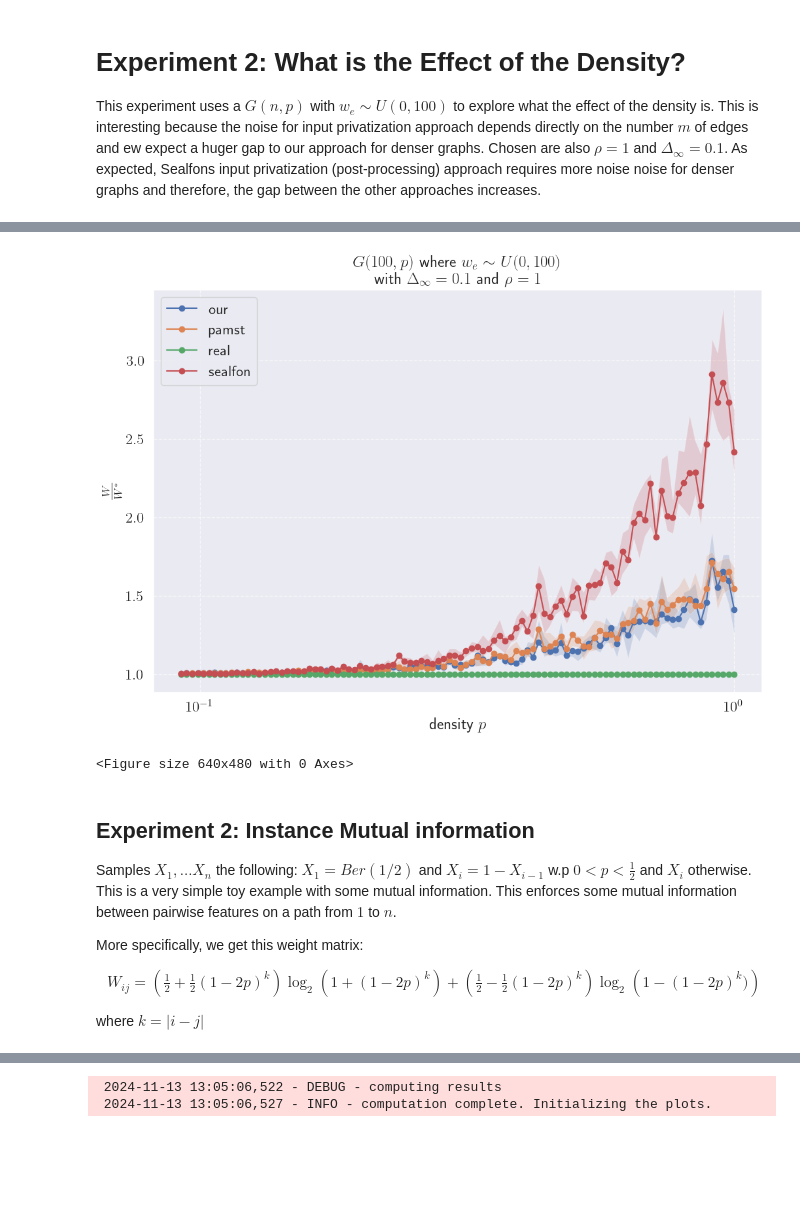
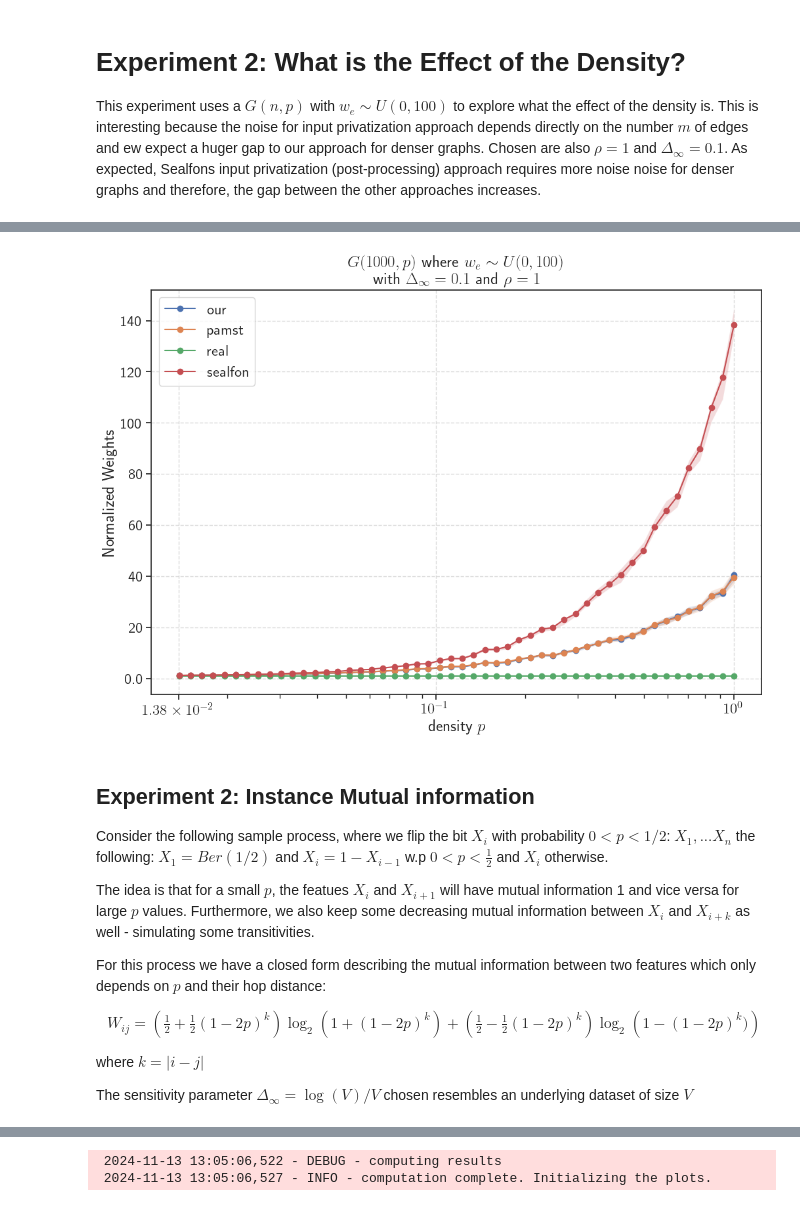
Before and after one commit to lukas681/Optimal-Private-Spanning-Trees, a Jupyter notebook: Notebooks/experiments.ipynb, the cells around one changed output, grey strips where cells are left out. Cells and saved outputs as stored; diff of their text form; code cells hidden in the pictures; blank space fills up the shorter version.

```diff
--- a/Notebooks/experiments.ipynb
+++ b/Notebooks/experiments.ipynb
@@ -24,15 +24,20 @@ import logging
 import math, sys
 import networkx as nx
 import seaborn as sns
+
 import matplotlib.pyplot as plt
 import numpy as np
 import pandas as pd
+from sklearn.utils.extmath import safe_sparse_dot
+
 # from numpy.f2py.auxfuncs import isintent_out
 
 import src.mst.mst_utilities as mst_util
 import src.util.ioutils as ioutils
 import src.mst.visualization_tools as mst_vis
 
+# global configs
+sns.set_style("ticks")
 sns.set_theme(font_scale=1.5, rc={'text.usetex' : True})
 
 from src.util.logging_utils import init_logger
@@ -96,8 +100,8 @@ This is interesting because the noise for input privatization approach depends d
 Chosen are also $\rho = 1$ and $\Delta_\infty = 0.1$.
 As expected, Sealfons input privatization (post-processing) approach requires more noise noise for denser graphs and therefore, the gap between the other approaches increases.
 # %%
-load_from_disk = False
-filename_to_load = "save/exp-complete_densities_n500_sens0.1_range0-100.npy"
+load_from_disk = True
+filename_to_load = "save/exp-complete_densities_n1000_sens0.1_range0-100.npy"
 logging.getLogger('src.mst.mst_utilities').setLevel(logging.DEBUG) # Temporarily increase log level.
 
 if load_from_disk: # Loading an old run.
@@ -107,20 +111,25 @@ if load_from_disk: # Loading an old run.
     df = pd.DataFrame(list(results_complete))
 
 else: # rerunning the experiment.
-    meta_params = n, sensitivity, maximum_edge_weight, rho, runs = 100, 0.1, 100, [1], 5
+    meta_params = n, sensitivity, maximum_edge_weight, rho, runs = 1000, 0.1, 100, [1], 10
     min_p = (2 * math.log(n))/n  # connected whp
-    edge_probabilities = np.logspace(math.log2(min_p), math.log2(1), base=2, num=100) # log-spaced samples
+    edge_probabilities = np.logspace(math.log2(min_p), math.log2(1), base=2, num=50) # log-spaced samples
 
     results_complete = mst_util.compute_different_densities_approximate_dp(n, edge_probabilities, sensitivity=sensitivity, maximum_edge_weight=maximum_edge_weight, rho=rho, number_of_runs=runs)
     df = pd.DataFrame(results_complete)
 
+sns.set_style("ticks")
 mst_vis.init_plot_densities(df=df, meta_params={'n': n,
                                                 'max_edge_weight': maximum_edge_weight,
                                                 'edge_probabilities': edge_probabilities,
                                                 'rho': rho[0],
-                                                'sensitivity': sensitivity})
+                                                'sensitivity': sensitivity}, minx=round(math.log(n)/n*2, 4))
 # Saving the results if specified
 if not load_from_disk:
     file_name = f'save/exp-complete_densities_n{n}_sens{sensitivity}_range0-{maximum_edge_weight}'
     ioutils.save_plot_and_data_experiment_one(file_name, results_complete, edge_probabilities, rho, n, maximum_edge_weight, sensitivity)
+
+
+plt.savefig("save/exp2.pdf", format='pdf', bbox_inches='tight')
+plt.show()
 # %% [output]
@@ -144,15 +136,18 @@ if not load_from_disk:
-[figure, old version]
+[figure, new version]
-<Figure size 640x480 with 0 Axes>
 # %% [markdown]
 ## Experiment 2: Instance Mutual information
 
-Samples $X_1,...X_n$ the following: $X_1=Ber(1/2)$ and $X_i = 1 - X_{i-1}$ w.p $0<p<\frac{1}{2}$ and $X_i$ otherwise.
-This is a very simple toy example with some mutual information.
-This enforces some mutual information between pairwise features on a path from $1$ to $n$.
+Consider the following sample process, where we flip the bit $X_i$ with probability $0 < p < 1/2$:
+$X_1,...X_n$ the following: $X_1=Ber(1/2)$ and $X_i = 1 - X_{i-1}$ w.p $0<p<\frac{1}{2}$ and $X_i$ otherwise.
 
-More specifically, we get this weight matrix:
+The idea is that for a small $p$, the featues $X_i$ and $X_{i+1}$ will have mutual information 1 and vice versa for large $p$ values.
+Furthermore, we also keep some decreasing mutual information between $X_i$ and $X_{i+k}$ as well - simulating some transitivities.
+
+For this process we have a closed form describing the mutual information between two features which only depends on $p$ and their hop distance:
 \begin{align}
 W_{ij} = \left(\frac{1}{2}+\frac{1}{2}(1-2p)^k\right)\log_2 \left(1+(1-2p)^k\right) + \left(\frac{1}{2}-\frac{1}{2}\left(1-2p\right)^k\right)\log_2\left(1-(1-2p)^k)\right)
 \end{align}
 where $k = |i-j|$
+
+The sensitivity parameter $\Delta_\infty = \log(V)/V$ chosen resembles an underlying dataset of size $V$
 # %%
```
Also changed, not shown: parts of 4 cells of this notebook, 2 other files.
